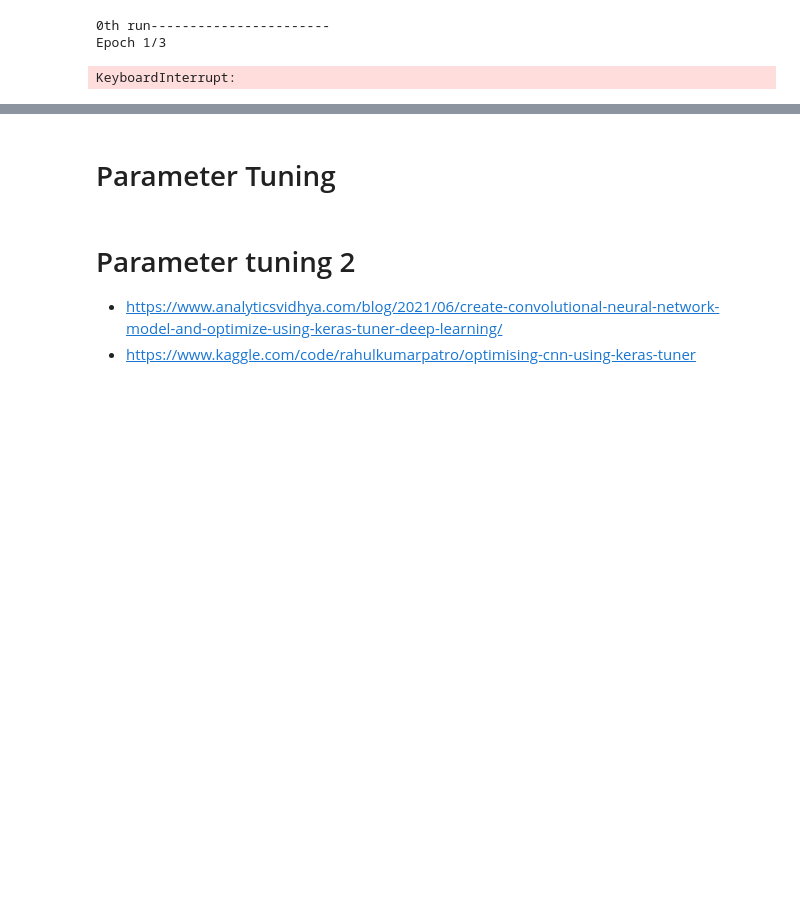
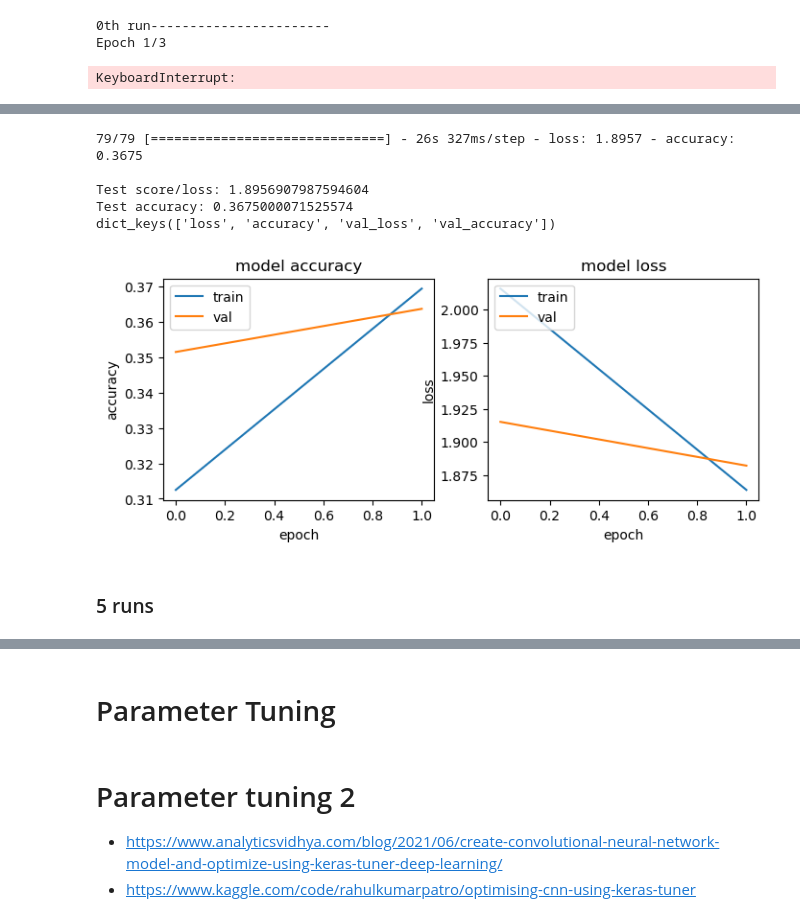
Before and after one commit to mm849/Computer-Vision-Classification, a Jupyter notebook: notebooks/trial3.ipynb, the cells around one changed output, grey strips where cells are left out. Drawn from its saved outputs; the diff is of its cells as text; code cells hidden in the pictures; blank space fills up the shorter version.

Commit message:
resnet trial

```diff
--- a/notebooks/trial3.ipynb
+++ b/notebooks/trial3.ipynb
@@ -1367,0 +1349,20 @@ plot_metrics('accuracy', 'Accuracy', ylim=1)
+# %%
+base_model = tf.keras.applications.ResNet152V2(
+    include_top=False,
+    weights="imagenet",
+    input_shape=(IMG_COLS, IMG_ROWS, IMG_CHANNELS)
+)
+# %%
+base_model.trainable = False
+# %%
+from tensorflow import keras
+inputs = keras.Input(shape=(IMG_COLS, IMG_ROWS, IMG_CHANNELS))
+x = base_model(inputs, training=False)
+x = keras.layers.GlobalAveragePooling2D()(x)
+outputs = keras.layers.Dense(N_CLASSES, activation="softmax")(x)
+model = keras.Model(inputs, outputs)
+# %%
+model.compile(optimizer=OPTIM,
+              loss="CategoricalCrossentropy",
+              metrics=["accuracy"])
+rrr_history = model.fit(X_train, y_train, epochs=2, validation_data=(X_val, y_val), callbacks=[cp_callback])
@@ -1367,0 +1376,39 @@ plot_metrics('accuracy', 'Accuracy', ylim=1)
+# %%
+#Testing
+score = model.evaluate(input_X_test, output_Y_test, batch_size=BATCH_SIZE, verbose=VERBOSE)
+print("\nTest score/loss:", score[0])
+print('Test accuracy:', score[1])
+
+# list all data in history
+print(rrr_history.history.keys())
+
+# summarize history for accuracy
+#plt.plot(mo)
+plt.figure(figsize=(8,3))
+plt.subplot(1,2,1)
+plt.plot(rrr_history.history['accuracy'])
+plt.plot(rrr_history.history['val_accuracy'])
+plt.title('model accuracy')
+plt.ylabel('accuracy')
+plt.xlabel('epoch')
+plt.legend(['train', 'val'], loc='upper left')
+
+# summarize history for loss
+plt.subplot(1,2,2)
+plt.plot(rrr_history.history['loss'])
+plt.plot(rrr_history.history['val_loss'])
+plt.title('model loss')
+plt.ylabel('loss')
+plt.xlabel('epoch')
+plt.legend(['train', 'val'], loc='upper left')
+# plt.savefig('../images/resnet152v2_small_epoch_trial.png')
+plt.show()
+# %% [output]
+79/79 [==============================] - 26s 327ms/step - loss: 1.8957 - accuracy: 0.3675
+
+Test score/loss: 1.8956907987594604
+Test accuracy: 0.3675000071525574
+dict_keys(['loss', 'accuracy', 'val_loss', 'val_accuracy'])
+[figure, added]
+# %% [markdown]
+### 5 runs
```
Also changed, not shown: parts of 13 cells of this notebook, 1 other file.
